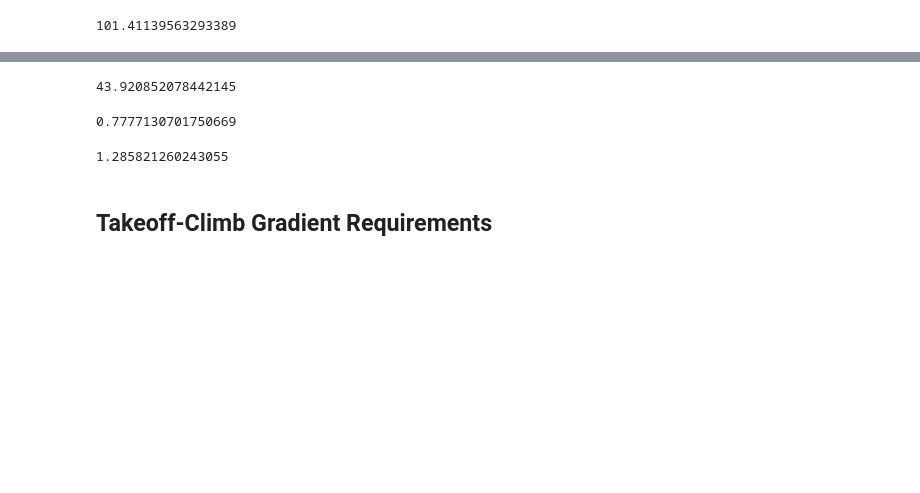
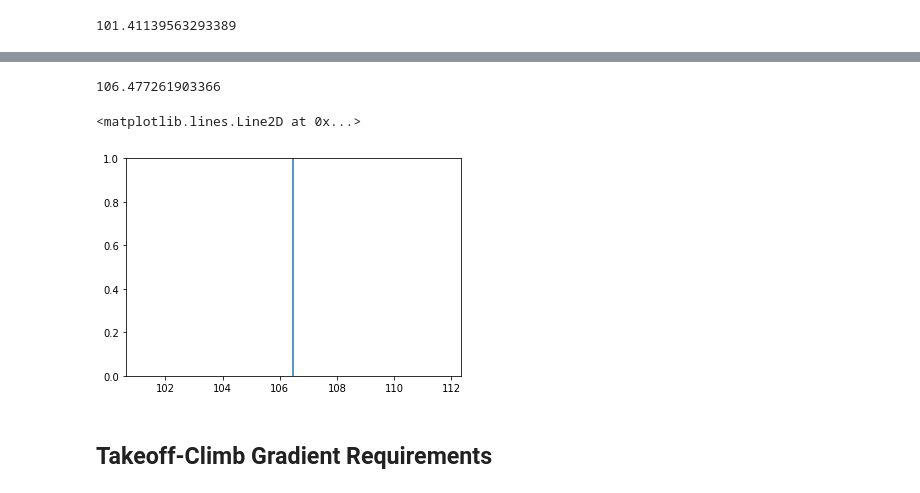
Before and after one commit to phraretein/aircraft_design_project, a Jupyter notebook: C-diagram.ipynb, the cells around one changed output, grey strips where cells are left out. Drawn from its saved outputs; the diff is of its cells as text; code cells hidden in the pictures; blank space fills up the shorter version.

```diff
--- a/C-diagram.ipynb
+++ b/C-diagram.ipynb
@@ -98,17 +99,14 @@ plt.show()
 # %%
 # Wing Loading Takeoff Condition
-W_S_to = W_S_l * (M_tow/M_lw)
+W_S_to_l = W_S_l * (M_tow/M_lw)
-# %%
-W_S_to
-# %% [output]
-43.920852078442145
-# %%
-M_lw / M_tow
-# %% [output]
-0.7777130701750669
-# %%
-M_tow / M_lw
-# %% [output]
-1.285821260243055
+# %%
+W_S_to_l
+# %% [output]
+106.477261903366
+# %%
+plt.axvline(W_S_to_l, label='Landing field length')
+# %% [output]
+<matplotlib.lines.Line2D at 0x...>
+[figure, added]
 # %% [markdown]
 ## Takeoff-Climb Gradient Requirements
```
Also changed, not shown: parts of 45 cells of this notebook, 1 other file.
